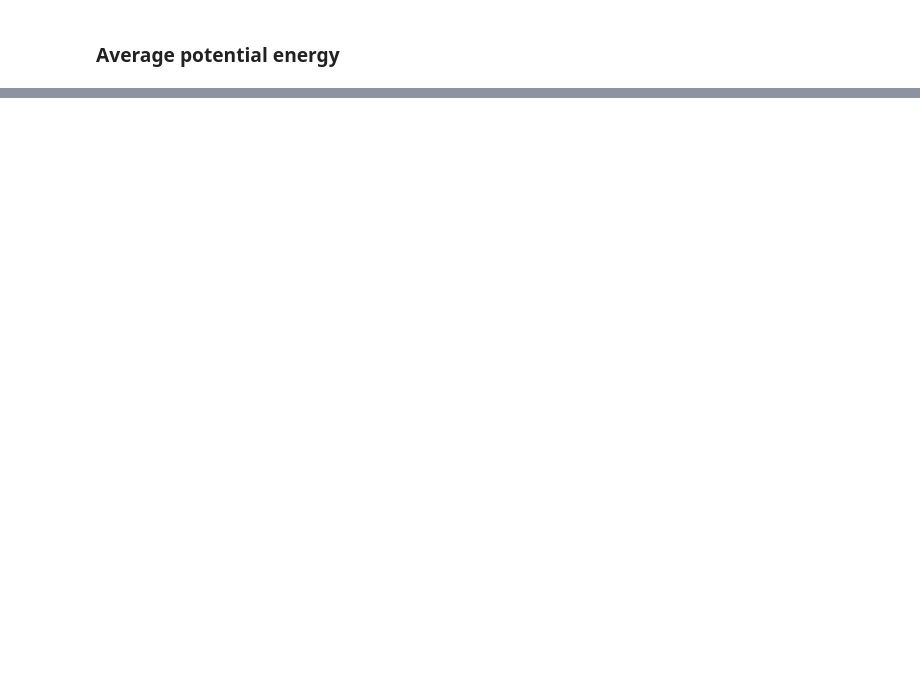
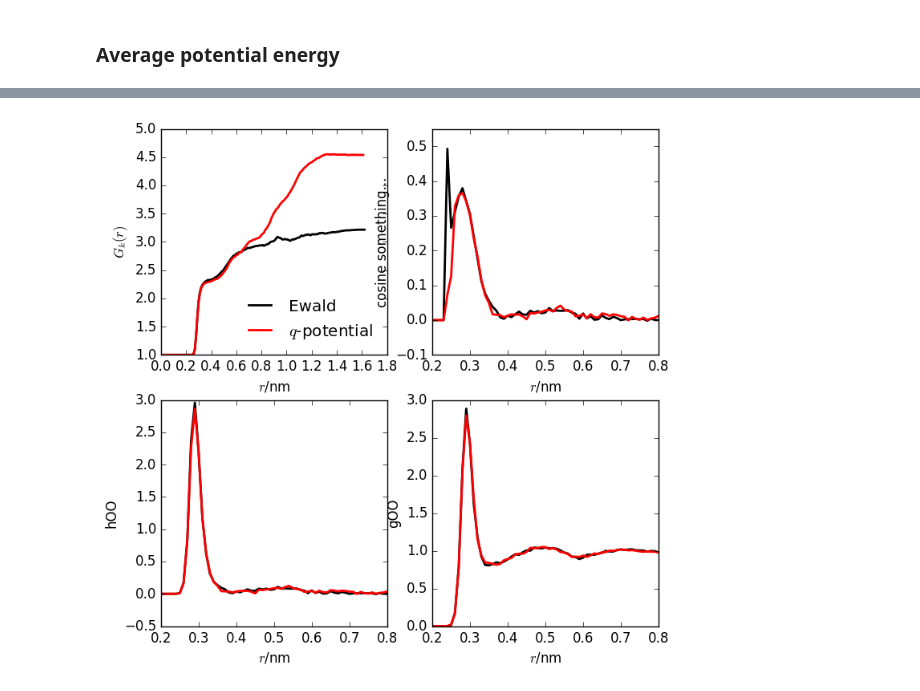
Before and after one commit to mlund/openmm-examples, a Jupyter notebook: qpotential/qpotential.ipynb, the cells around one changed output, grey strips where cells are left out. Drawn from its saved outputs; the diff is of its cells as text; code cells hidden in the pictures; blank space fills up the shorter version.

```diff
--- a/qpotential/qpotential.ipynb
+++ b/qpotential/qpotential.ipynb
@@ -280,0 +333,10 @@ ewald
+# %%
+for name, prop in systemlist.items():
+    print(name)
+
+    traj = md.load(name+'.dcd', top=name+'.pdb')
+    traj.save_xtc(name+'.xtc')
+
+    !echo -n "0\n" | gmx -quiet -nobackup dipoles -f $name'.xtc' -s water.tpr -temp 298.15 -g $name'.gkr.xvg'
+
+    print()
@@ -280,0 +361,29 @@ ewald
+# %%
+fig, ((ax1, ax2), (ax3, ax4)) = plt.subplots(nrows=2, ncols=2, figsize=(8, 8))
+
+for name, prop in systemlist.items():
+    r, G, cos, hOO, gOO, energy = np.loadtxt(name+'.gkr.xvg', skiprows=27, unpack=True)
+
+    ax1.plot(r, G,   label=prop['label'], color=prop['color'], lw=2 )
+    ax1.set_xlabel('$r$/nm')
+    ax1.set_ylabel('$G_k(r)$')
+
+    ax2.plot(r, cos, label=prop['label'], color=prop['color'], lw=2 )
+    ax2.set_xlabel('$r$/nm')
+    ax2.set_ylabel('cosine something...')
+    ax2.set_xlim(0.2, 0.8)
+    ax2.set_ylim(-0.1, 0.55)
+
+    ax3.plot(r, hOO, label=prop['label'], color=prop['color'], lw=2 )
+    ax3.set_xlabel('$r$/nm')
+    ax3.set_ylabel('hOO')
+    ax3.set_xlim(0.2, 0.8)
+
+    ax4.plot(r, gOO, label=prop['label'], color=prop['color'], lw=2 )
+    ax4.set_xlabel('$r$/nm')
+    ax4.set_ylabel('gOO')
+    ax4.set_xlim(0.2, 0.8)
+
+    ax1.legend(loc=0, frameon=False)
+# %% [output]
+[figure, added]
```
Also changed, not shown: parts of 13 cells of this notebook, 1 other file.
